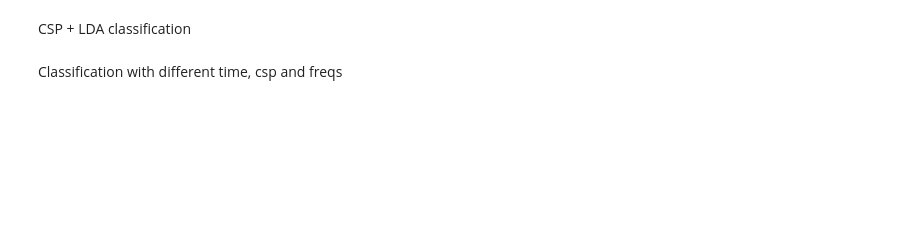
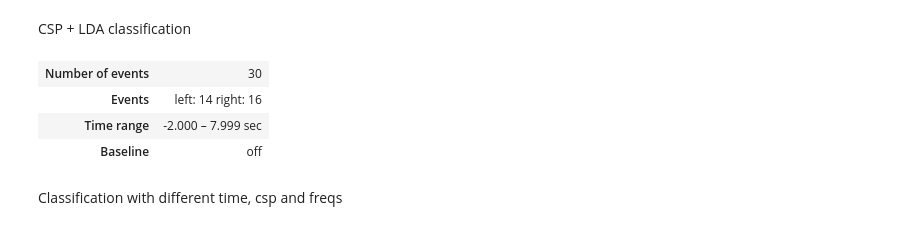
Before and after one commit to donalbertico/bci-analysis, a Jupyter notebook: mld/feature_extraction _benchmark.ipynb, the cells around one changed output. Cells and saved outputs as stored; diff of their text form; code cells hidden in the pictures; blank space fills up the shorter version.

```diff
--- a/mld/feature_extraction _benchmark.ipynb
+++ b/mld/feature_extraction _benchmark.ipynb
@@ -28,10 +26,15 @@ FileNotFoundError: File does not exist: C:\Users\Alberto\Documents\BCI\data\mld\
 # %% [markdown]
  CSP + LDA classification
 # %%
-conditions = ['left','rest']
+conditions = ['left','right']
 subset = epochs[conditions].copy()
 subset.drop_channels(subset.info['bads'])
 subset = subset.pick(['eeg'])
 subset
+# %% [output]
+| Number of events | 30 |
+| Events | left: 14 right: 16 |
+| Time range | -2.000 – 7.999 sec |
+| Baseline | off |
 # %%
 lda = LinearDiscriminantAnalysis()
```
Also changed, not shown: parts of 16 cells of this notebook, 2 other files.
